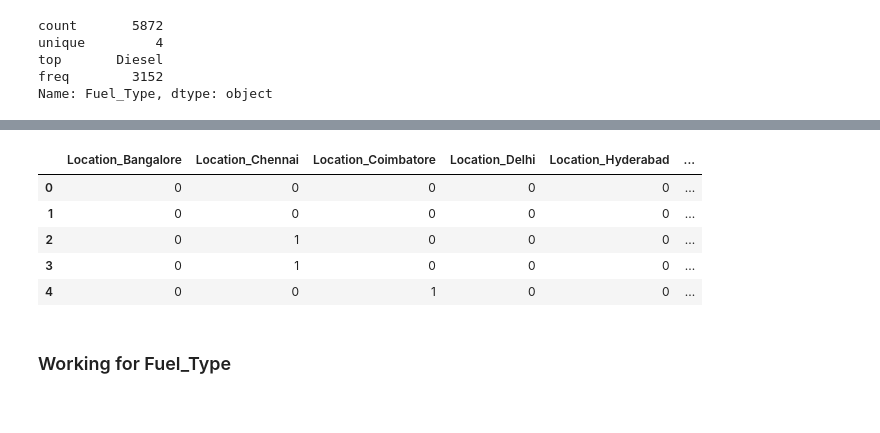
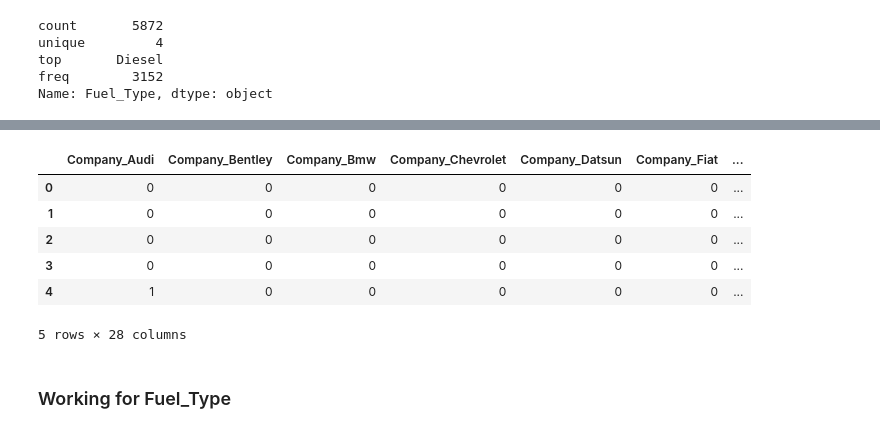
Before and after one commit to jheel0802/Used-car-price-prediction, a Jupyter notebook: used-car-price-prediction.ipynb, the cells around one changed output, grey strips where cells are left out. Cells and saved outputs as stored; diff of their text form; code cells hidden in the pictures.

```diff
--- a/used-car-price-prediction.ipynb
+++ b/used-car-price-prediction.ipynb
@@ -248,14 +246,18 @@ Name: Location, dtype: int64
 # %%
 Location = train_data[[var]]
 Location = pd.get_dummies(Location,drop_first=True)
-Location.head()
-# %% [output]
-|  | Location_Bangalore | Location_Chennai | Location_Coimbatore | Location_Delhi | Location_Hyderabad | ... |
-| 0 | 0 | 0 | 0 | 0 | 0 | ... |
-| 1 | 0 | 0 | 0 | 0 | 0 | ... |
-| 2 | 0 | 1 | 0 | 0 | 0 | ... |
-| 3 | 0 | 1 | 0 | 0 | 0 | ... |
-| 4 | 0 | 0 | 1 | 0 | 0 | ... |
+# %%
+Company= train_data[[var1]]
+Company = pd.get_dummies(Company,drop_first=True)
+Company.head()
+# %% [output]
+|  | Company_Audi | Company_Bentley | Company_Bmw | Company_Chevrolet | Company_Datsun | Company_Fiat | ... |
+| 0 | 0 | 0 | 0 | 0 | 0 | 0 | ... |
+| 1 | 0 | 0 | 0 | 0 | 0 | 0 | ... |
+| 2 | 0 | 0 | 0 | 0 | 0 | 0 | ... |
+| 3 | 0 | 0 | 0 | 0 | 0 | 0 | ... |
+| 4 | 1 | 0 | 0 | 0 | 0 | 0 | ... |
+5 rows × 28 columns
 # %% [markdown]
 ### Working for Fuel_Type
 # %%
```
Also changed, not shown: parts of 18 cells of this notebook, 5 other files.
